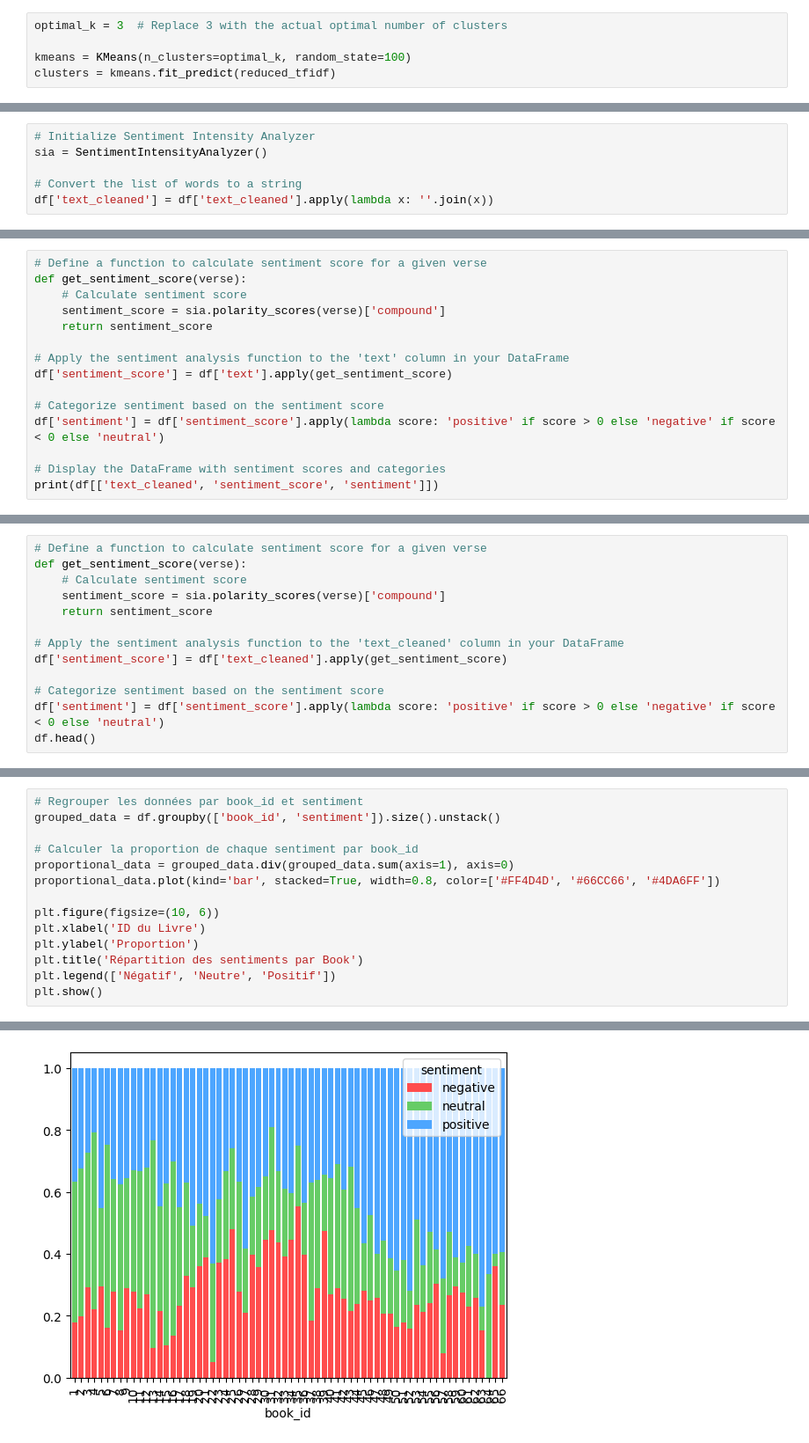
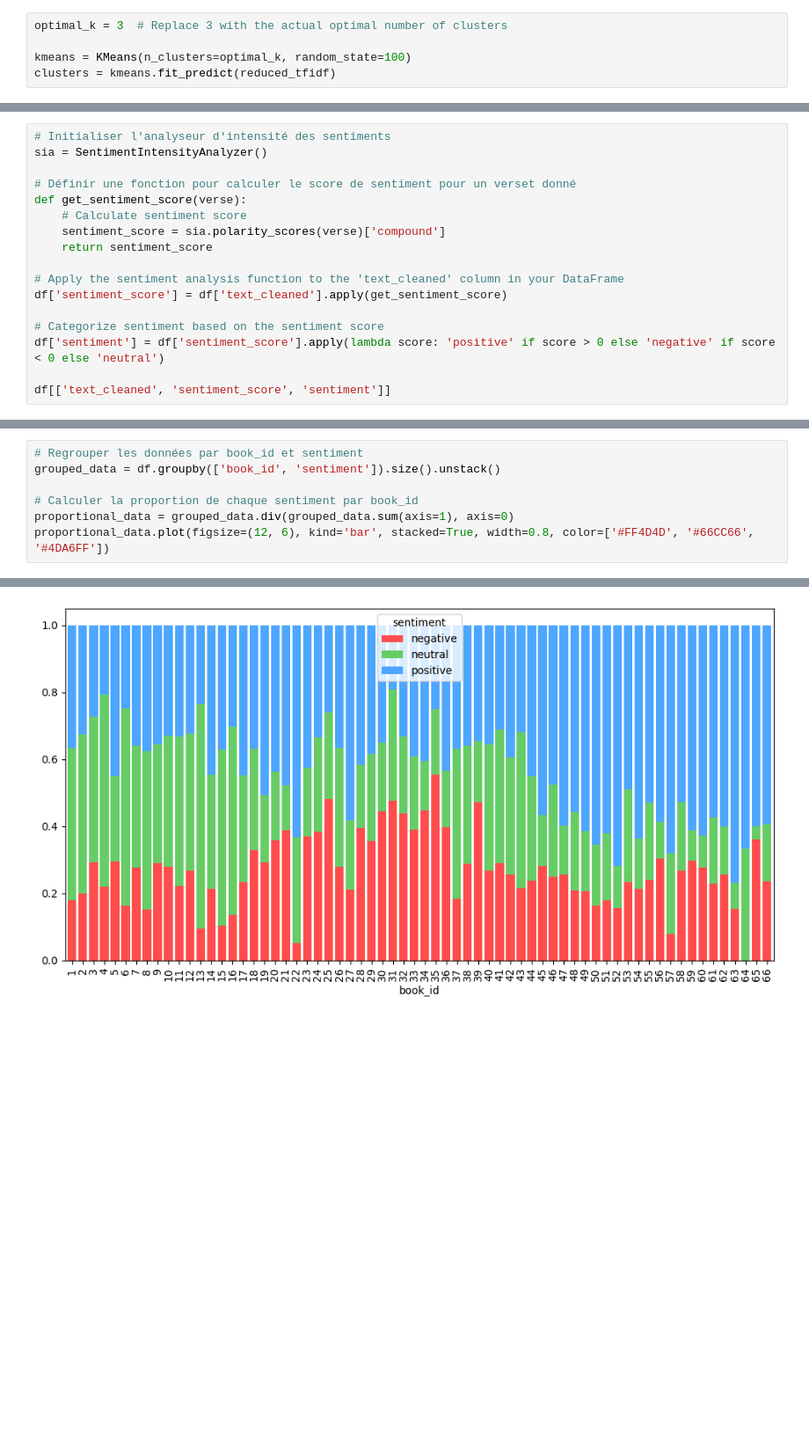
Before and after one commit to nastoo/datascience, a Jupyter notebook: TP_V2.ipynb, the cells around one changed output, grey strips where cells are left out. Shown at 88% size. Cells and saved outputs as stored; diff of their text form; blank space fills up the shorter version.

```diff
--- a/TP_V2.ipynb
+++ b/TP_V2.ipynb
@@ -743,6 +720,0 @@ plt.show()
-# %%
-# Initialize Sentiment Intensity Analyzer
-sia = SentimentIntensityAnalyzer()
-
-# Convert the list of words to a string
-df['text_cleaned'] = df['text_cleaned'].apply(lambda x: ''.join(x))
@@ -749,16 +737,18 @@ df['text_cleaned'] = df['text_cleaned'].apply(lambda x: ''.join(x))
 # %%
-# Define a function to calculate sentiment score for a given verse
+# Initialiser l'analyseur d'intensité des sentiments
+sia = SentimentIntensityAnalyzer()
+
+# Définir une fonction pour calculer le score de sentiment pour un verset donné
 def get_sentiment_score(verse):
     # Calculate sentiment score
     sentiment_score = sia.polarity_scores(verse)['compound']
     return sentiment_score
 
-# Apply the sentiment analysis function to the 'text' column in your DataFrame
-df['sentiment_score'] = df['text'].apply(get_sentiment_score)
+# Apply the sentiment analysis function to the 'text_cleaned' column in your DataFrame
+df['sentiment_score'] = df['text_cleaned'].apply(get_sentiment_score)
 
 # Categorize sentiment based on the sentiment score
 df['sentiment'] = df['sentiment_score'].apply(lambda score: 'positive' if score > 0 else 'negative' if score < 0 else 'neutral')
 
-# Display the DataFrame with sentiment scores and categories
-print(df[['text_cleaned', 'sentiment_score', 'sentiment']])
+df[['text_cleaned', 'sentiment_score', 'sentiment']]
 # %% [output]
@@ -782,13 +767,0 @@ print(df[['text_cleaned', 'sentiment_score', 'sentiment']])
-# %%
-# Define a function to calculate sentiment score for a given verse
-def get_sentiment_score(verse):
-    # Calculate sentiment score
-    sentiment_score = sia.polarity_scores(verse)['compound']
-    return sentiment_score
-
-# Apply the sentiment analysis function to the 'text_cleaned' column in your DataFrame
-df['sentiment_score'] = df['text_cleaned'].apply(get_sentiment_score)
-
-# Categorize sentiment based on the sentiment score
-df['sentiment'] = df['sentiment_score'].apply(lambda score: 'positive' if score > 0 else 'negative' if score < 0 else 'neutral')
-df.head()
@@ -805,12 +771,5 @@ grouped_data = df.groupby(['book_id', 'sentiment']).size().unstack()
 
 # Calculer la proportion de chaque sentiment par book_id
 proportional_data = grouped_data.div(grouped_data.sum(axis=1), axis=0)
-proportional_data.plot(kind='bar', stacked=True, width=0.8, color=['#FF4D4D', '#66CC66', '#4DA6FF'])
-
-plt.figure(figsize=(10, 6))
-plt.xlabel('ID du Livre')
-plt.ylabel('Proportion')
-plt.title('Répartition des sentiments par Book')
-plt.legend(['Négatif', 'Neutre', 'Positif'])
-plt.show()
+proportional_data.plot(figsize=(12, 6), kind='bar', stacked=True, width=0.8, color=['#FF4D4D', '#66CC66', '#4DA6FF'])
 # %% [output]
@@ -817 +777 @@ plt.show()
-[figure, old version]
+[figure, new version]
```
Also changed, not shown: parts of 40 cells of this notebook, 2 other files.
